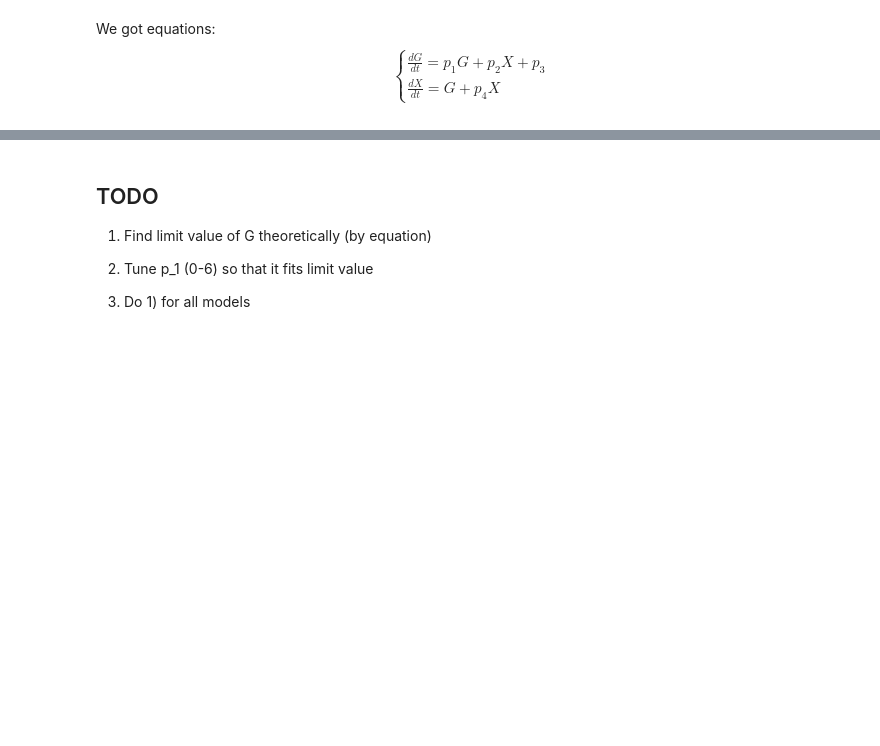
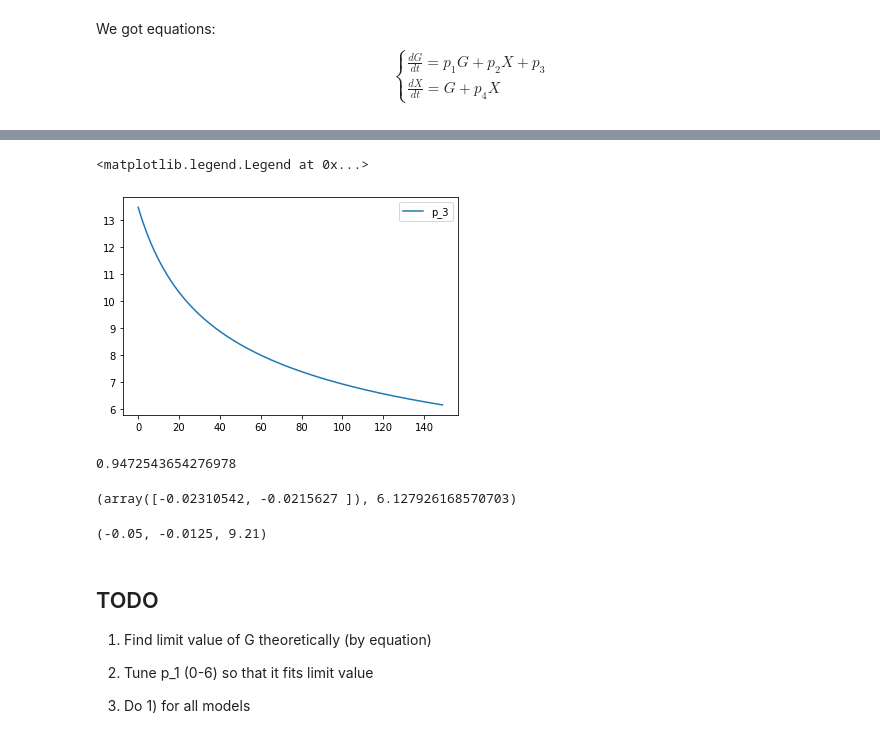
Before and after one commit to vanderwardan/insulin_sensitivity, a Jupyter notebook: Third_model_Vardan.ipynb, the cells around one changed output, grey strips where cells are left out. Drawn from its saved outputs; the diff is of its cells as text; code cells hidden in the pictures; blank space fills up the shorter version.

```diff
--- a/Third_model_Vardan.ipynb
+++ b/Third_model_Vardan.ipynb
@@ -48,3 +101,18 @@ plt.legend()
+# %%
+plt.plot(res[:, 2], label='p_3')
+plt.legend()
+# %% [output]
+<matplotlib.legend.Legend at 0x...>
+[figure, added]
+# %%
+get_params(p4 * 2, G[::step], X0, 1)
+# %% [output]
+0.9472543654276978
+(array([-0.02310542, -0.0215627 ]), 6.127926168570703)
+# %%
+p1, p2, p3
+# %% [output]
+(-0.05, -0.0125, 9.21)
 # %% [markdown]
 ## TODO
 1) Find limit value of G theoretically (by equation)
```
Also changed, not shown: parts of 10 cells of this notebook.
